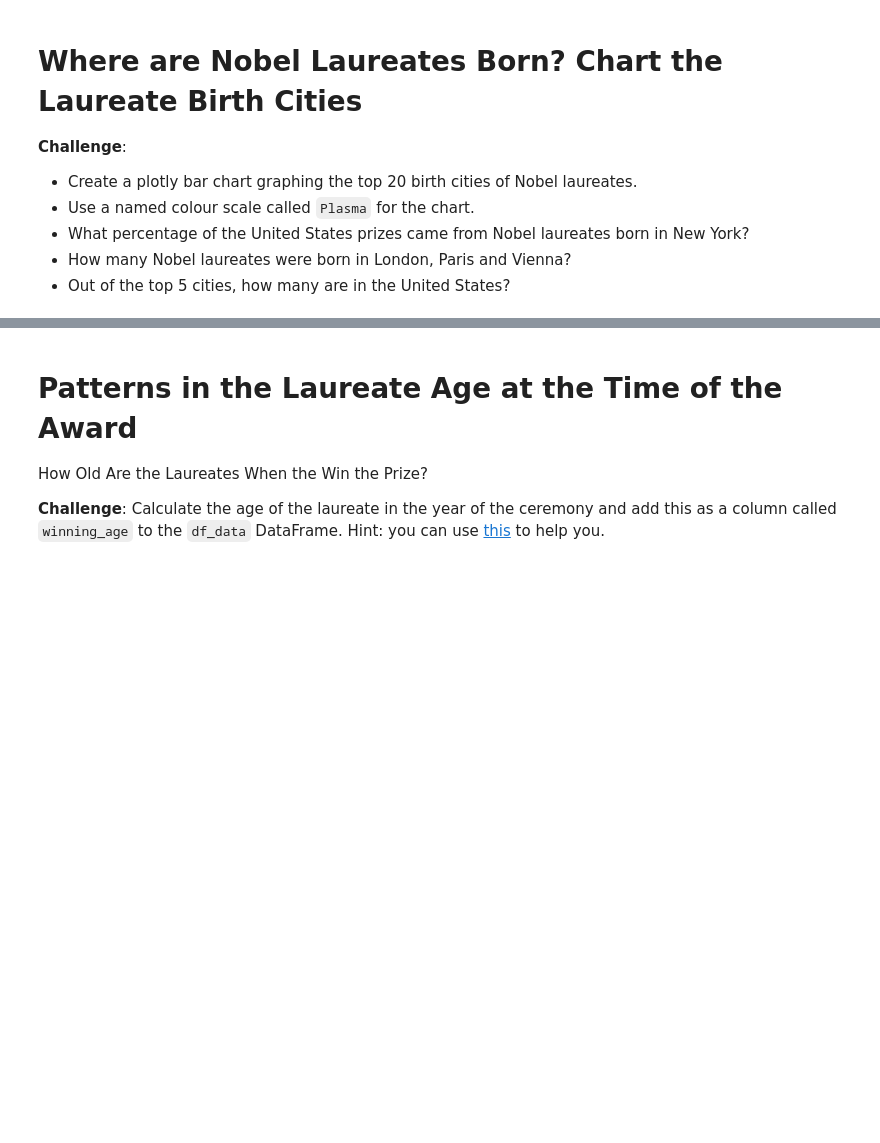
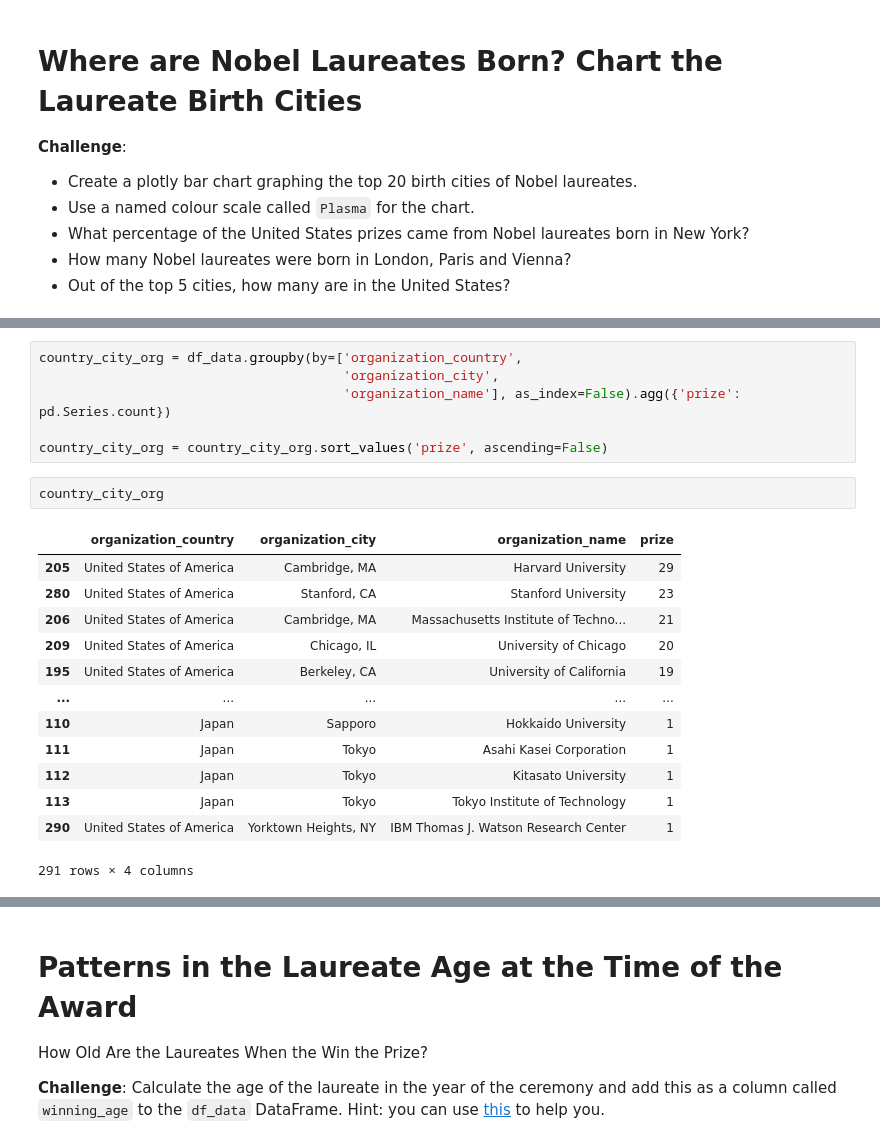
Before and after one commit to womaro/Story, a Jupyter notebook: Nobel_Prize_Analysis_(start).ipynb, the cells around one changed output, grey strips where cells are left out. Drawn from its saved outputs; the diff is of its cells as text; blank space fills up the shorter version.

```diff
--- a/Nobel_Prize_Analysis_(start).ipynb
+++ b/Nobel_Prize_Analysis_(start).ipynb
@@ -519,3 +671,25 @@ Where do major discoveries take place?
 Here's what you're aiming for:
 
 <img src=https://i.imgur.com/cemX4m5.png width=300>
+# %%
+country_city_org = df_data.groupby(by=['organization_country',
+                                       'organization_city',
+                                       'organization_name'], as_index=False).agg({'prize': pd.Series.count})
+
+country_city_org = country_city_org.sort_values('prize', ascending=False)
+# %%
+country_city_org
+# %% [output]
+|  | organization_country | organization_city | organization_name | prize |
+| 205 | United States of America | Cambridge, MA | Harvard University | 29 |
+| 280 | United States of America | Stanford, CA | Stanford University | 23 |
+| 206 | United States of America | Cambridge, MA | Massachusetts Institute of Techno... | 21 |
+| 209 | United States of America | Chicago, IL | University of Chicago | 20 |
+| 195 | United States of America | Berkeley, CA | University of California | 19 |
+| ... | ... | ... | ... | ... |
+| 110 | Japan | Sapporo | Hokkaido University | 1 |
+| 111 | Japan | Tokyo | Asahi Kasei Corporation | 1 |
+| 112 | Japan | Tokyo | Kitasato University | 1 |
+| 113 | Japan | Tokyo | Tokyo Institute of Technology | 1 |
+| 290 | United States of America | Yorktown Heights, NY | IBM Thomas J. Watson Research Center | 1 |
+291 rows × 4 columns
```
Also changed, not shown: parts of 19 cells of this notebook.
